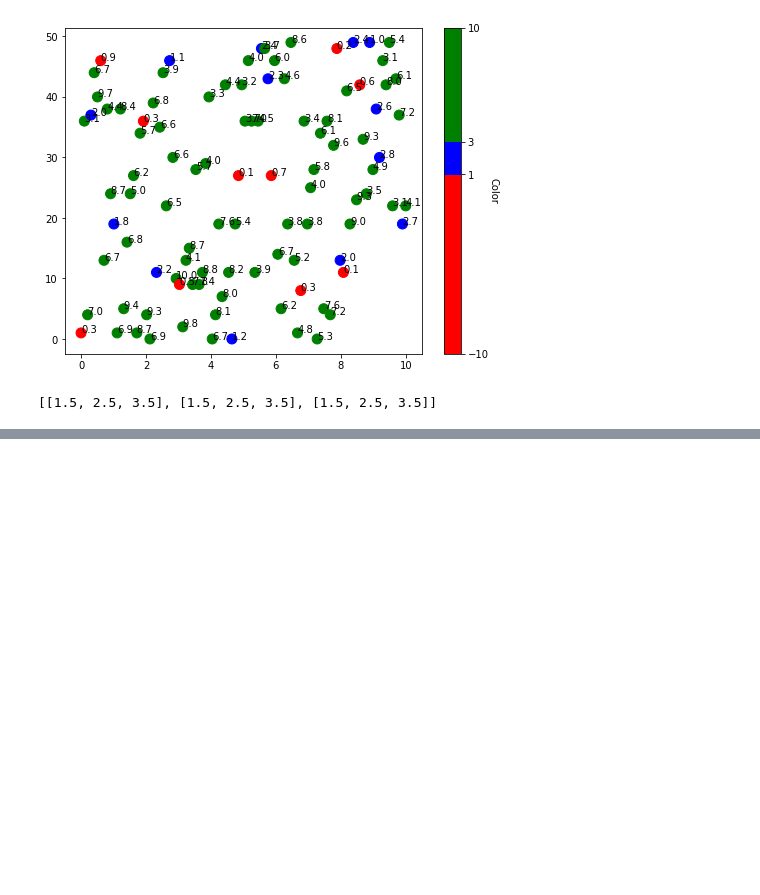
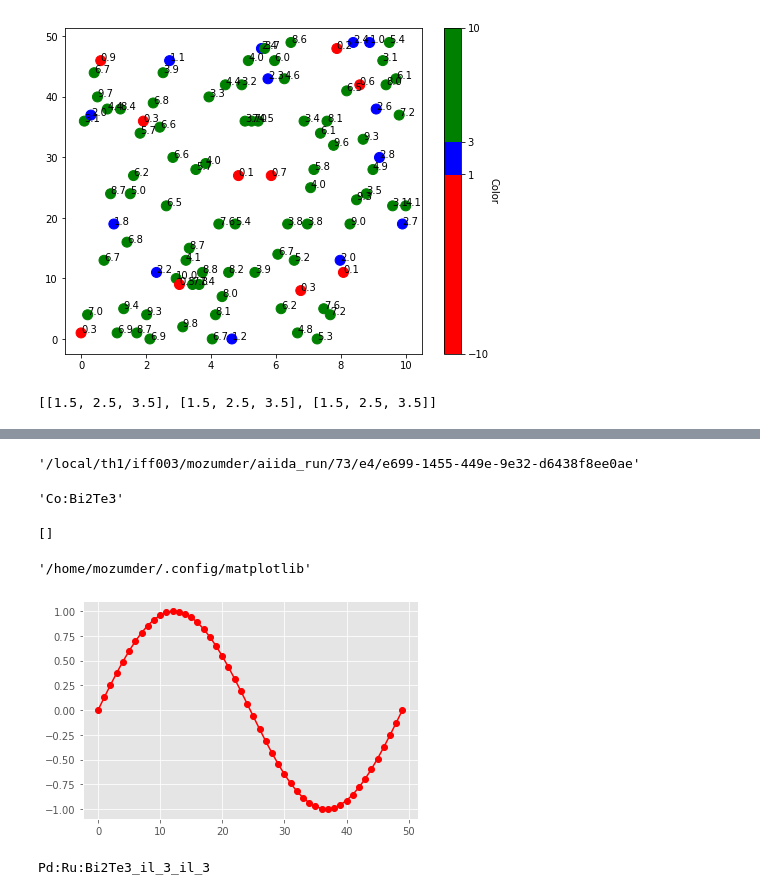
Before and after one commit to RubelMozumder/aiida_daily_work, a Jupyter notebook: Daily_Work_bin/aiida_data_test.ipynb, the cells around one changed output, grey strips where cells are left out. Drawn from its saved outputs; the diff is of its cells as text; code cells hidden in the pictures; blank space fills up the shorter version.

```diff
--- a/Daily_Work_bin/aiida_data_test.ipynb
+++ b/Daily_Work_bin/aiida_data_test.ipynb
@@ -558,0 +632,39 @@ np.add([[1, 2, 3],[1, 2, 3],[1, 2, 3]], 0.5).tolist()
+# %%
+node_23b1 = load_node(62177)
+# node_23b1.inputs.parameters.get_dict()
+node_62258 = load_node(62258)
+node_62258.outputs.remote_folder.get_remote_path()
+# %% [output]
+'/local/th1/iff003/mozumder/aiida_run/73/e4/e699-1455-449e-9e32-d6438f8ee0ae'
+# %%
+node_62167 = load_node(62167)
+
+node_62167.label
+# %% [output]
+'Co:Bi2Te3'
+# %%
+group_91 = load_group(106)
+# node_24830 = load_node(24841)
+# node_24830.inputs.parameters.get_dict()
+list(group_91.nodes)
+
+# group_91.clear()
+# %% [output]
+[]
+# %%
+matplotlib.get_configdir()
+# %% [output]
+'/home/mozumder/.config/matplotlib'
+# %%
+with plt.style.context('ggplot'):
+    plt.plot(np.sin(np.linspace(0, 2 * np.pi)), 'r-o')
+plt.show()
+# %% [output]
+[figure, added]
+# %%
+node_55717 = load_node(55717)
+print(node_55717.label)
+
+# node_55717.outputs.last_calc_output_parameters.get_dict()
+# %% [output]
+Pd:Ru:Bi2Te3_il_3_il_3
```
Also changed, not shown: parts of 16 cells of this notebook, 3 other files.
